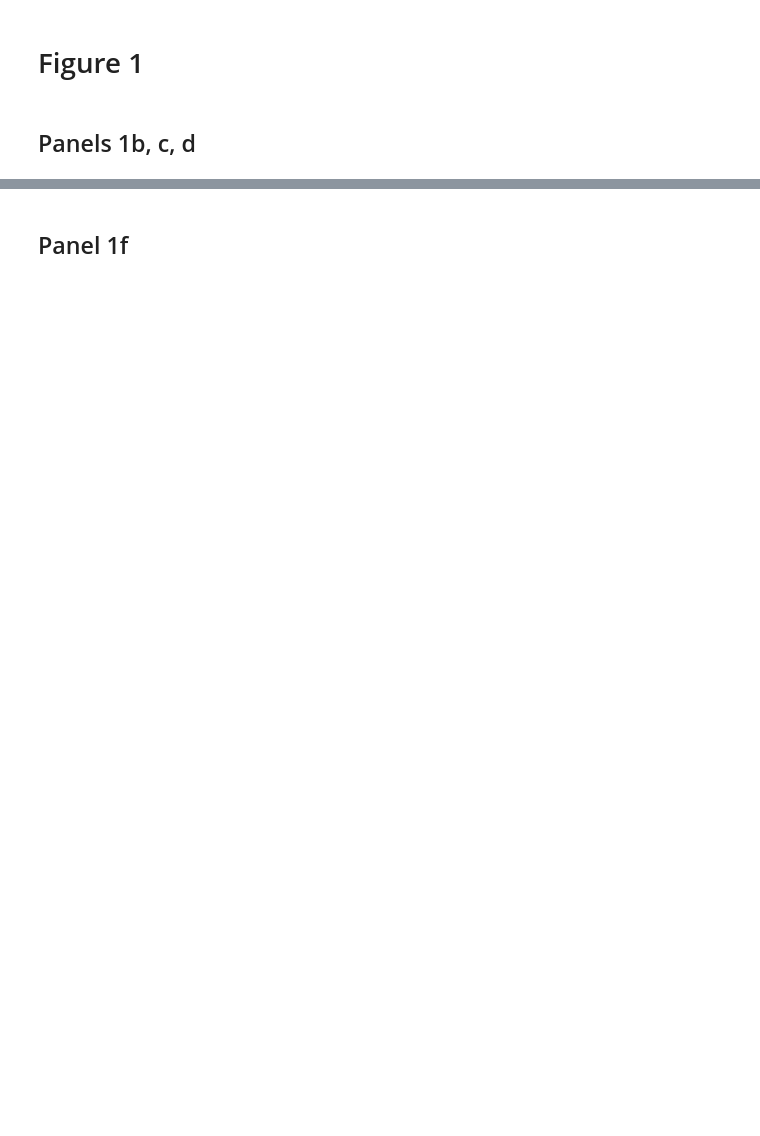
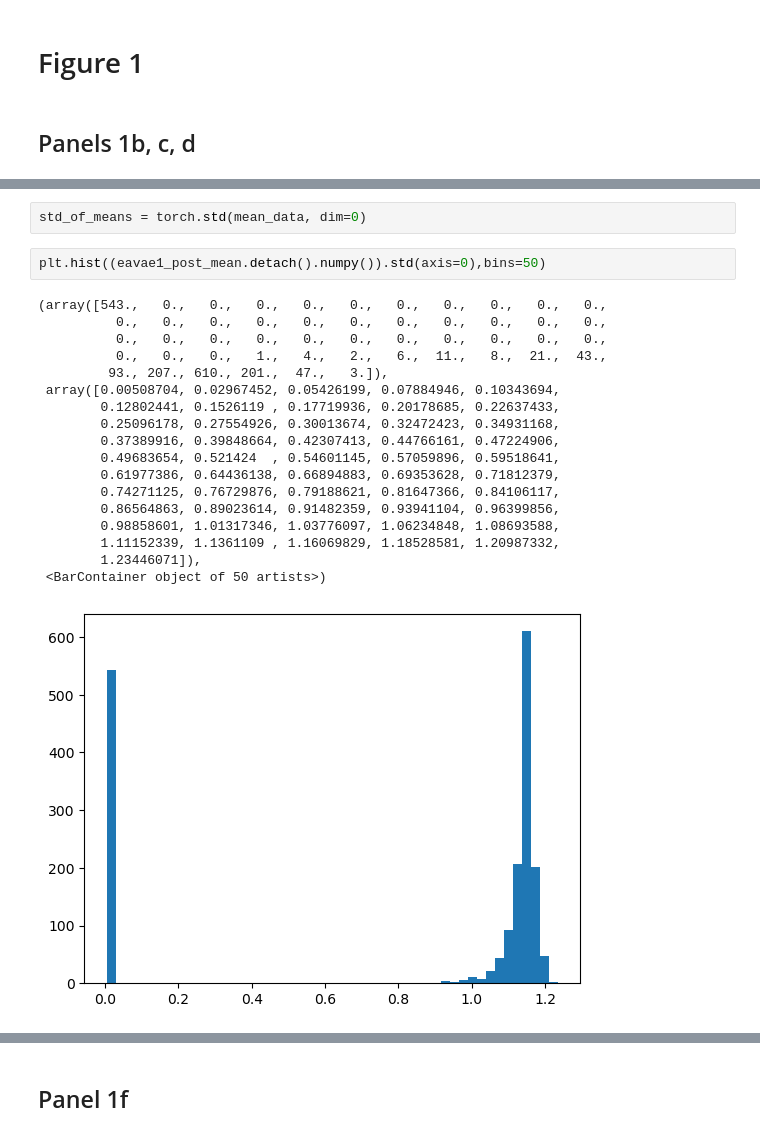
Before and after one commit to martosdomo/EA-VAE-natural-domain, a Jupyter notebook: evaluate/figures_natural_betas.ipynb, the cells around one changed output, grey strips where cells are left out. Saved outputs shown, nothing was run; the diff lists cells and outputs as text; blank space fills up the shorter version.

```diff
--- a/evaluate/figures_natural_betas.ipynb
+++ b/evaluate/figures_natural_betas.ipynb
@@ -47 +60,24 @@ color_eavae_pale = cmap_pale_vae_eavae[1]
+# %%
+std_of_means = torch.std(mean_data, dim=0)
+# %%
+plt.hist((eavae1_post_mean.detach().numpy()).std(axis=0),bins=50)
+# %% [output]
+(array([543.,   0.,   0.,   0.,   0.,   0.,   0.,   0.,   0.,   0.,   0.,
+          0.,   0.,   0.,   0.,   0.,   0.,   0.,   0.,   0.,   0.,   0.,
+          0.,   0.,   0.,   0.,   0.,   0.,   0.,   0.,   0.,   0.,   0.,
+          0.,   0.,   0.,   1.,   4.,   2.,   6.,  11.,   8.,  21.,  43.,
+         93., 207., 610., 201.,  47.,   3.]),
+ array([0.00508704, 0.02967452, 0.05426199, 0.07884946, 0.10343694,
+        0.12802441, 0.1526119 , 0.17719936, 0.20178685, 0.22637433,
+        0.25096178, 0.27554926, 0.30013674, 0.32472423, 0.34931168,
+        0.37389916, 0.39848664, 0.42307413, 0.44766161, 0.47224906,
+        0.49683654, 0.521424  , 0.54601145, 0.57059896, 0.59518641,
+        0.61977386, 0.64436138, 0.66894883, 0.69353628, 0.71812379,
+        0.74271125, 0.76729876, 0.79188621, 0.81647366, 0.84106117,
+        0.86564863, 0.89023614, 0.91482359, 0.93941104, 0.96399856,
+        0.98858601, 1.01317346, 1.03776097, 1.06234848, 1.08693588,
+        1.11152339, 1.1361109 , 1.16069829, 1.18528581, 1.20987332,
+        1.23446071]),
+ <BarContainer object of 50 artists>)
+[figure, added]
 # %%
```
Also changed, not shown: parts of 13 cells of this notebook, 6 other files.
